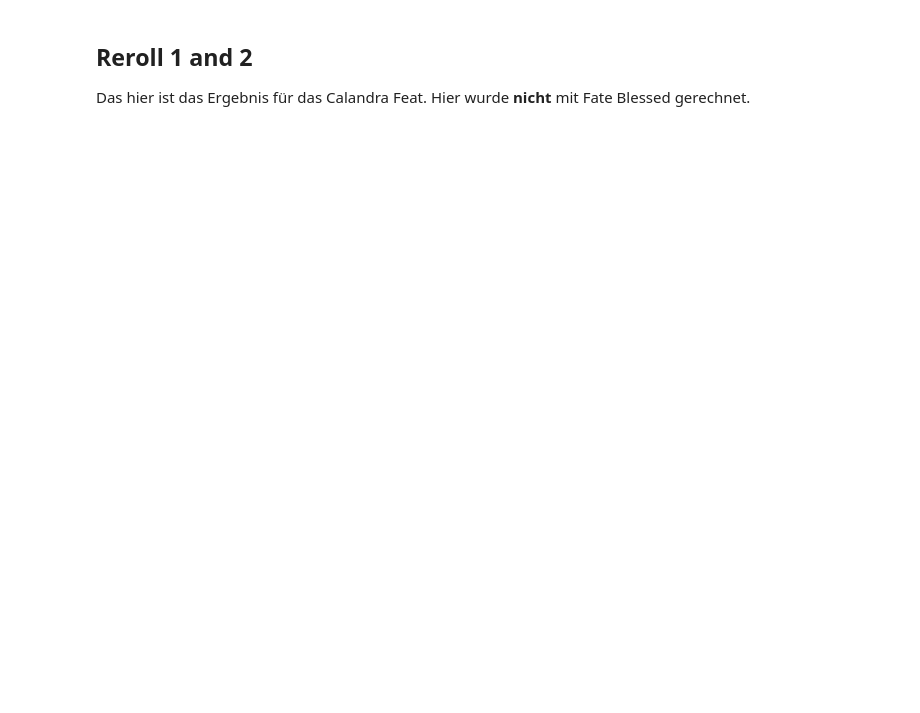
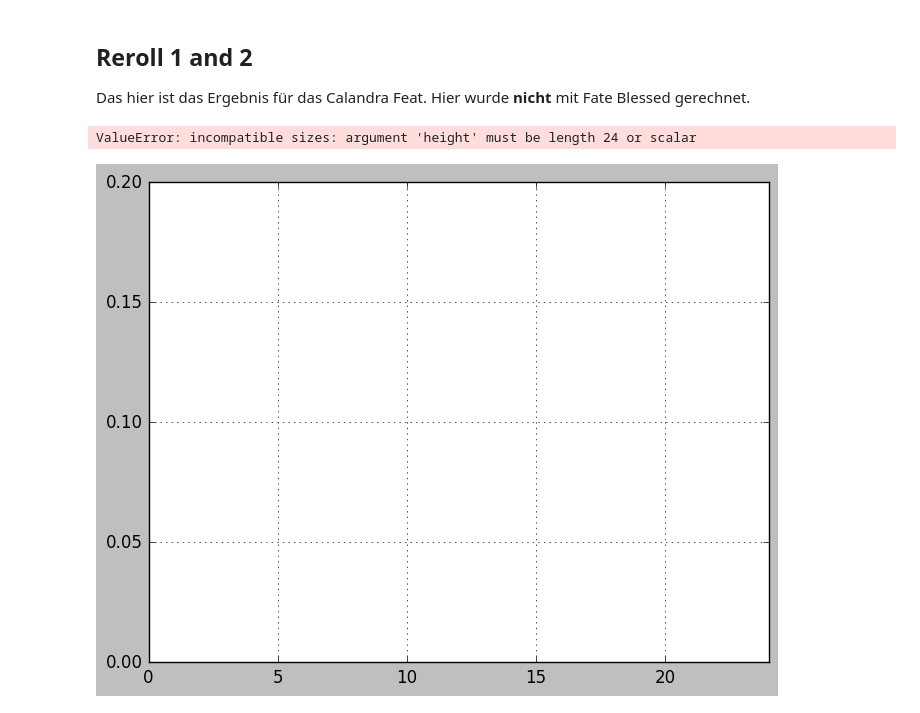
Before and after one commit to cmg-dev/dice_statistsics, a Jupyter notebook: 3d6 Calandra Feat VS. 4d6.ipynb, the cells around one changed output. Cells and saved outputs as stored; diff of their text form; code cells hidden in the pictures; blank space fills up the shorter version.

```diff
--- a/3d6 Calandra Feat VS. 4d6.ipynb
+++ b/3d6 Calandra Feat VS. 4d6.ipynb
@@ -50,3 +81,13 @@ ax.bar(np.arange(6*4), result)
 
 Das hier ist das Ergebnis für das Calandra Feat.
 Hier wurde **nicht** mit Fate Blessed gerechnet.
+# %%
+result_1and2_rerolled = roll_Nd6_reroll_1_and_2(50000, 3)
+fig, ax = plt.subplots()
+ax.set_ylim([0,.2])
+ax.set_xlim([0,x_max])
+ax.grid(True)
+ax.bar(np.arange(6*3), result_1and2_rerolled)
+# %% [output]
+ValueError: incompatible sizes: argument 'height' must be length 24 or scalar
+[figure, added]
```
Also changed, not shown: parts of 9 cells of this notebook.
